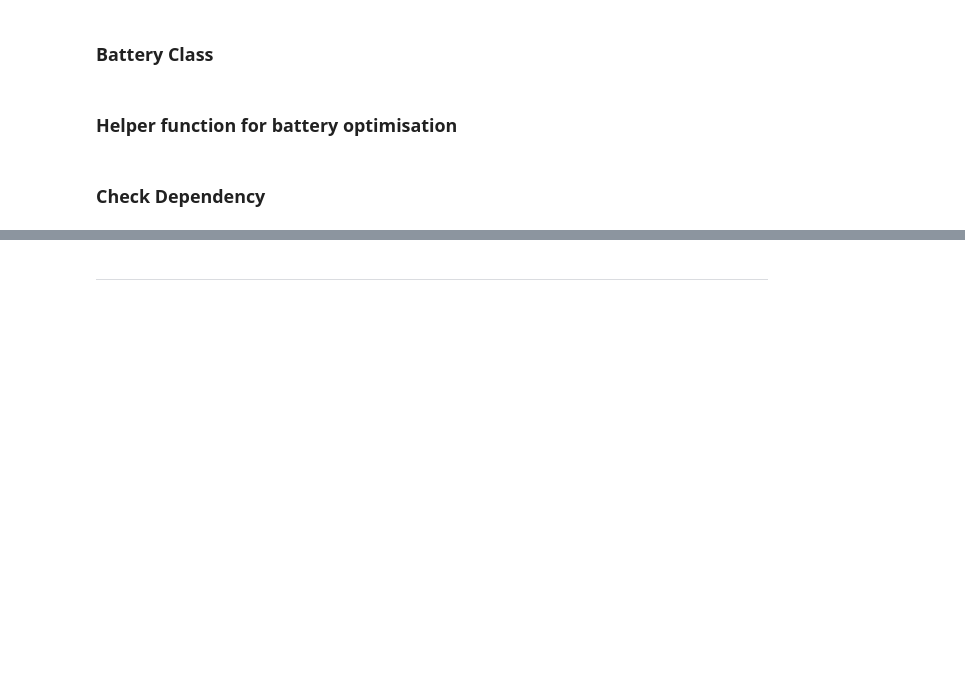
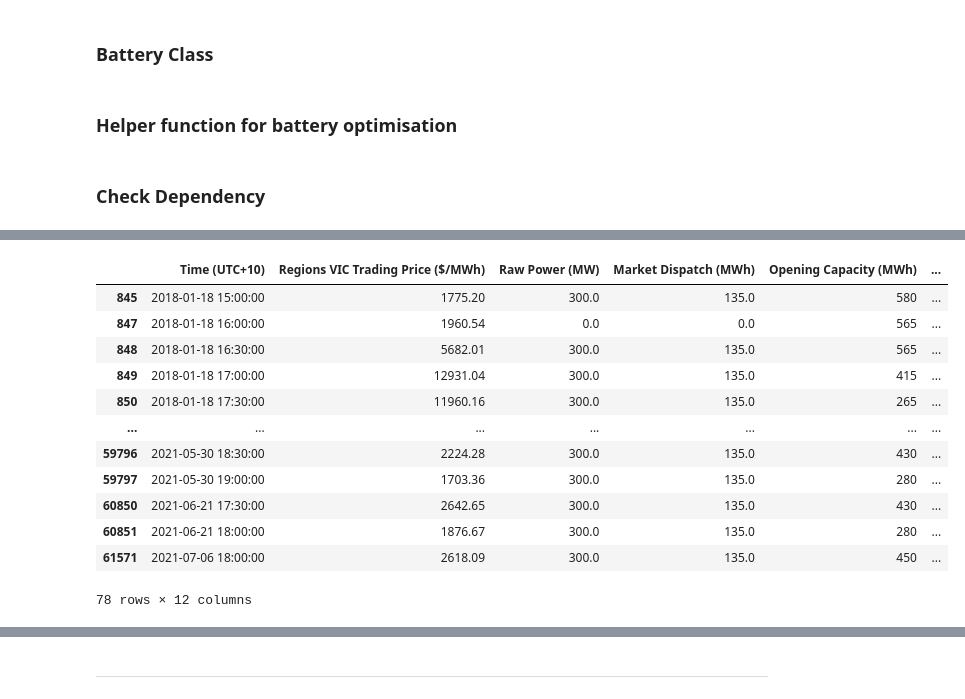
Before and after one commit to rinliauw/energy-market-and-battery-optimization, a Jupyter notebook: code/First Algorithm/MD Algorithm (Period Maximisation model).ipynb, the cells around one changed output, grey strips where cells are left out. Cells and saved outputs as stored; diff of their text form; code cells hidden in the pictures; blank space fills up the shorter version.

```diff
--- a/code/First Algorithm/MD Algorithm (Period Maximisation model).ipynb
+++ b/code/First Algorithm/MD Algorithm (Period Maximisation model).ipynb
@@ -764,0 +770,17 @@ def SecondOptimisation(data, timePeriod):
+# %%
+test = pd.read_excel('../../preprocessed_data/First Algorithm/example_SM.xlsx')
+test[test['Regions VIC Trading Price ($/MWh)'] > 1000]
+# %% [output]
+|  | Time (UTC+10) | Regions VIC Trading Price ($/MWh) | Raw Power (MW) | Market Dispatch (MWh) | Opening Capacity (MWh) | ... |
+| 845 | 2018-01-18 15:00:00 | 1775.20 | 300.0 | 135.0 | 580 | ... |
+| 847 | 2018-01-18 16:00:00 | 1960.54 | 0.0 | 0.0 | 565 | ... |
+| 848 | 2018-01-18 16:30:00 | 5682.01 | 300.0 | 135.0 | 565 | ... |
+| 849 | 2018-01-18 17:00:00 | 12931.04 | 300.0 | 135.0 | 415 | ... |
+| 850 | 2018-01-18 17:30:00 | 11960.16 | 300.0 | 135.0 | 265 | ... |
+| ... | ... | ... | ... | ... | ... | ... |
+| 59796 | 2021-05-30 18:30:00 | 2224.28 | 300.0 | 135.0 | 430 | ... |
+| 59797 | 2021-05-30 19:00:00 | 1703.36 | 300.0 | 135.0 | 280 | ... |
+| 60850 | 2021-06-21 17:30:00 | 2642.65 | 300.0 | 135.0 | 430 | ... |
+| 60851 | 2021-06-21 18:00:00 | 1876.67 | 300.0 | 135.0 | 280 | ... |
+| 61571 | 2021-07-06 18:00:00 | 2618.09 | 300.0 | 135.0 | 450 | ... |
+78 rows × 12 columns
```
Also changed, not shown: parts of 33 cells of this notebook, 17 other files.
